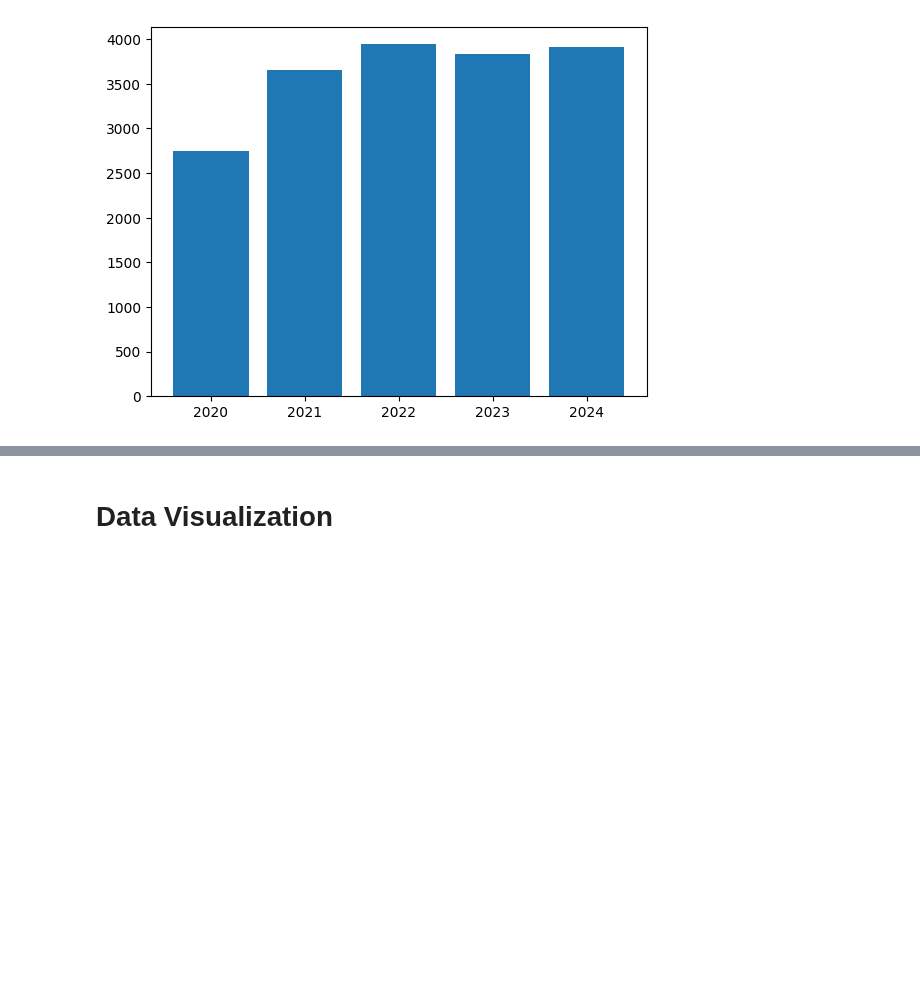
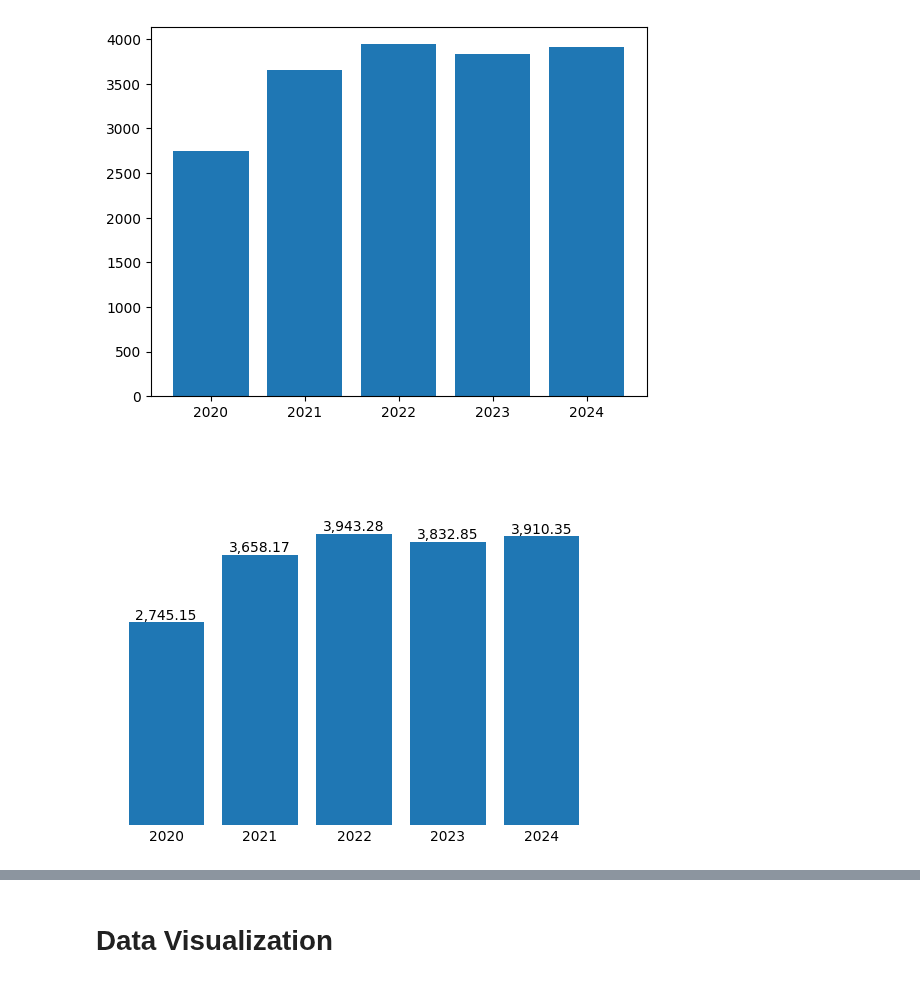
Before and after one commit to tdoan123/data-learning-journey, a Jupyter notebook: Projects/FinancialStatementAnalysis/apple_income_statement_annual.ipynb, the cells around one changed output, grey strips where cells are left out. Saved outputs shown, nothing was run; the diff lists cells and outputs as text; code cells hidden in the pictures; blank space fills up the shorter version.

Commit message:
update chart revenue

```diff
--- a/Projects/FinancialStatementAnalysis/apple_income_statement_annual.ipynb
+++ b/Projects/FinancialStatementAnalysis/apple_income_statement_annual.ipynb
@@ -168,3 +170,25 @@ ax = ax
 plt.show()
 # %% [output]
 [figure]
+# %%
+# step 2:
+# remove the border line
+# remove y value
+# starting number of y value to be 0, while the max value is 5000
+
+fig, ax = plt.subplots()
+x = df_revenue['calendarYear']
+y = df_revenue['value_billion']
+bar_container = ax.bar(x,y)
+for spine in ['top','right','bottom','left']:
+    ax.spines[spine].set_visible(False),
+# ax.set_xticks([])
+ax.set_yticks([]) # to remove border line,
+ax.tick_params(length=0), # to remove x - ticks,
+plt.ylim(0,5000),  # starting number of y value to be 0, while the max value is 5000
+ax.bar_label(bar_container, label_type='edge', fmt=lambda x: f'{x:,.2f}')
+ax = bar_container
+
+plt.show()
+# %% [output]
+[figure, added]
```
Also changed, not shown: parts of 2 cells of this notebook.
